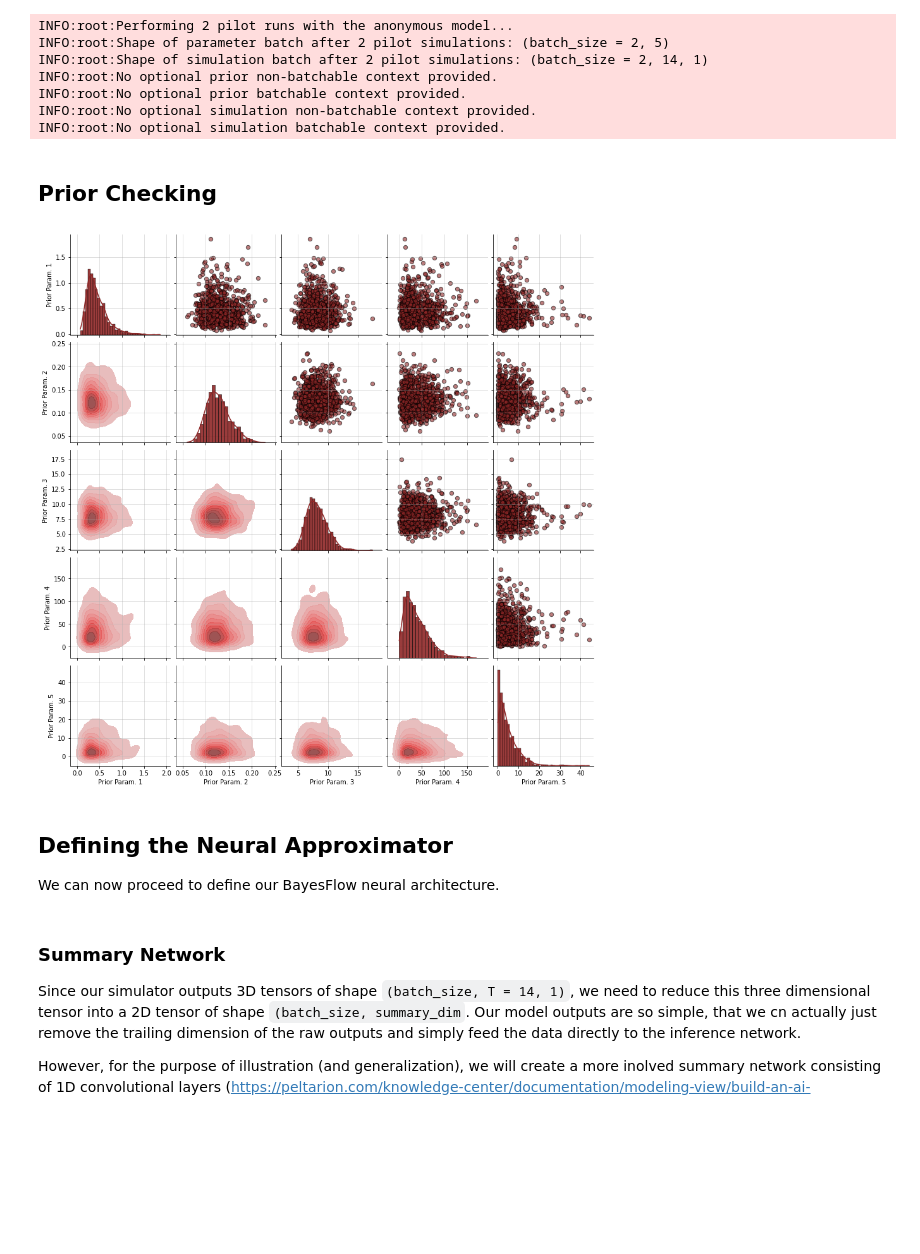
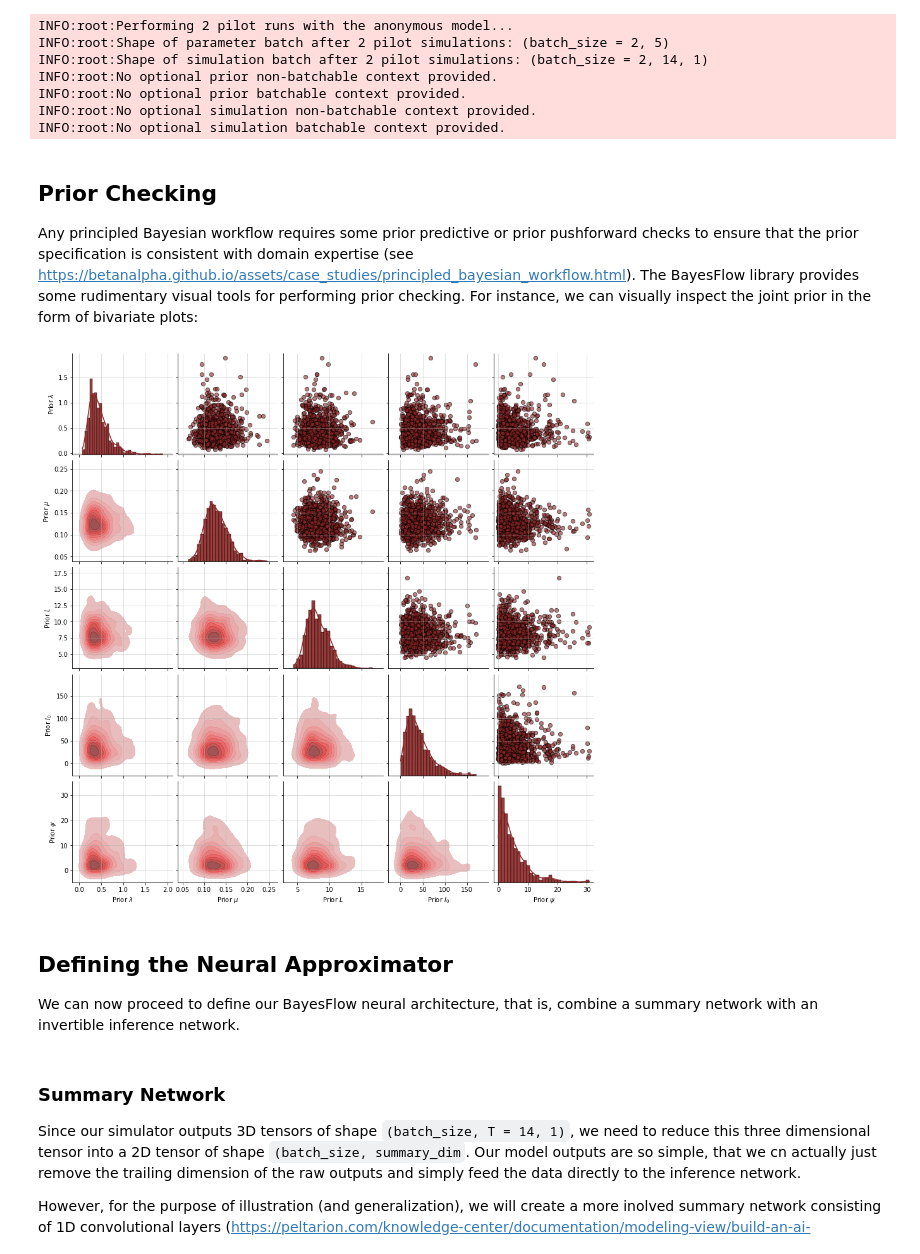
Before and after one commit to stefanradev93/BayesFlow, a Jupyter notebook: docs/source/tutorial_notebooks/Covid19_Initial_Posterior_Estimation.ipynb, the cells around one changed output. Saved outputs shown, nothing was run; the diff lists cells and outputs as text; code cells hidden in the pictures; blank space fills up the shorter version.

```diff
--- a/docs/source/tutorial_notebooks/Covid19_Initial_Posterior_Estimation.ipynb
+++ b/docs/source/tutorial_notebooks/Covid19_Initial_Posterior_Estimation.ipynb
@@ -77,4 +80,4 @@ def model_prior():
     psi = RNG.exponential(5)
     return np.array([lambd, mu, D, I0, psi])
 # %%
-prior = Prior(prior_fun=model_prior)
+prior = Prior(prior_fun=model_prior, param_names=[r'$\lambda$', r'$\mu$', r'$L$', r'$I_0$', r'$\psi$'])
@@ -189,14 +196,17 @@ INFO:root:No optional simulation non-batchable context provided.
 INFO:root:No optional simulation batchable context provided.
 # %% [markdown]
 ## Prior Checking
+
+Any principled Bayesian workflow requires some prior predictive or prior pushforward checks to ensure that the prior specification is consistent with domain expertise (see https://betanalpha.github.io/assets/case_studies/principled_bayesian_workflow.html). The BayesFlow library provides some rudimentary visual tools for performing prior checking. For instance, we can visually inspect the joint prior in the form of bivariate plots:
 # %%
-f = plot_prior2d(prior)
+# As per default, the plot_prior2d function will obtain 1000 draws from the joint prior.
+f = prior.plot_prior2d()
 # %% [output]
-[figure, old version]
+[figure, new version]
 # %% [markdown]
 ## Defining the Neural Approximator
 
-We can now proceed to define our BayesFlow neural architecture.
+We can now proceed to define our BayesFlow neural architecture, that is, combine a summary network with an invertible inference network.
 # %% [markdown]
 ### Summary Network
 
```
Also changed, not shown: parts of 34 cells of this notebook, 5 other files.
